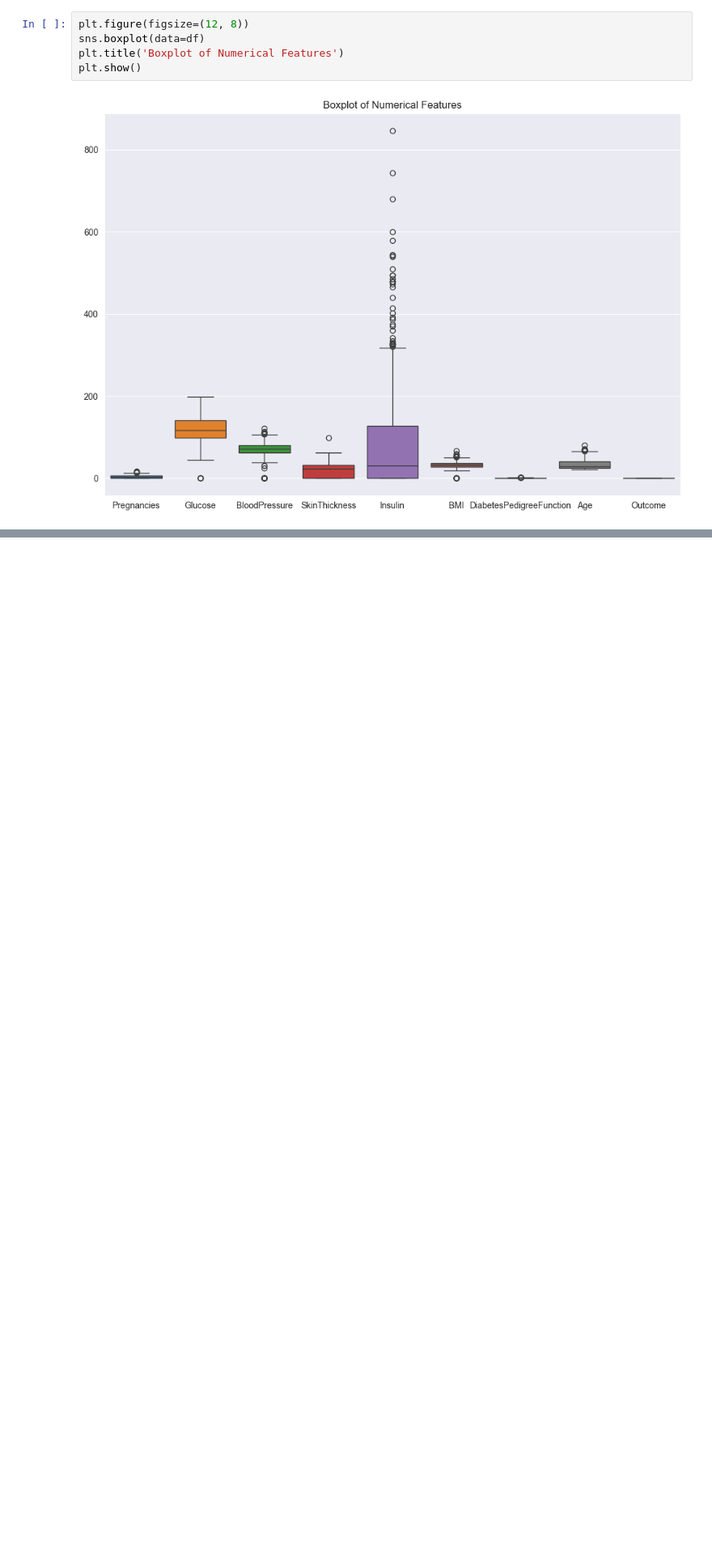
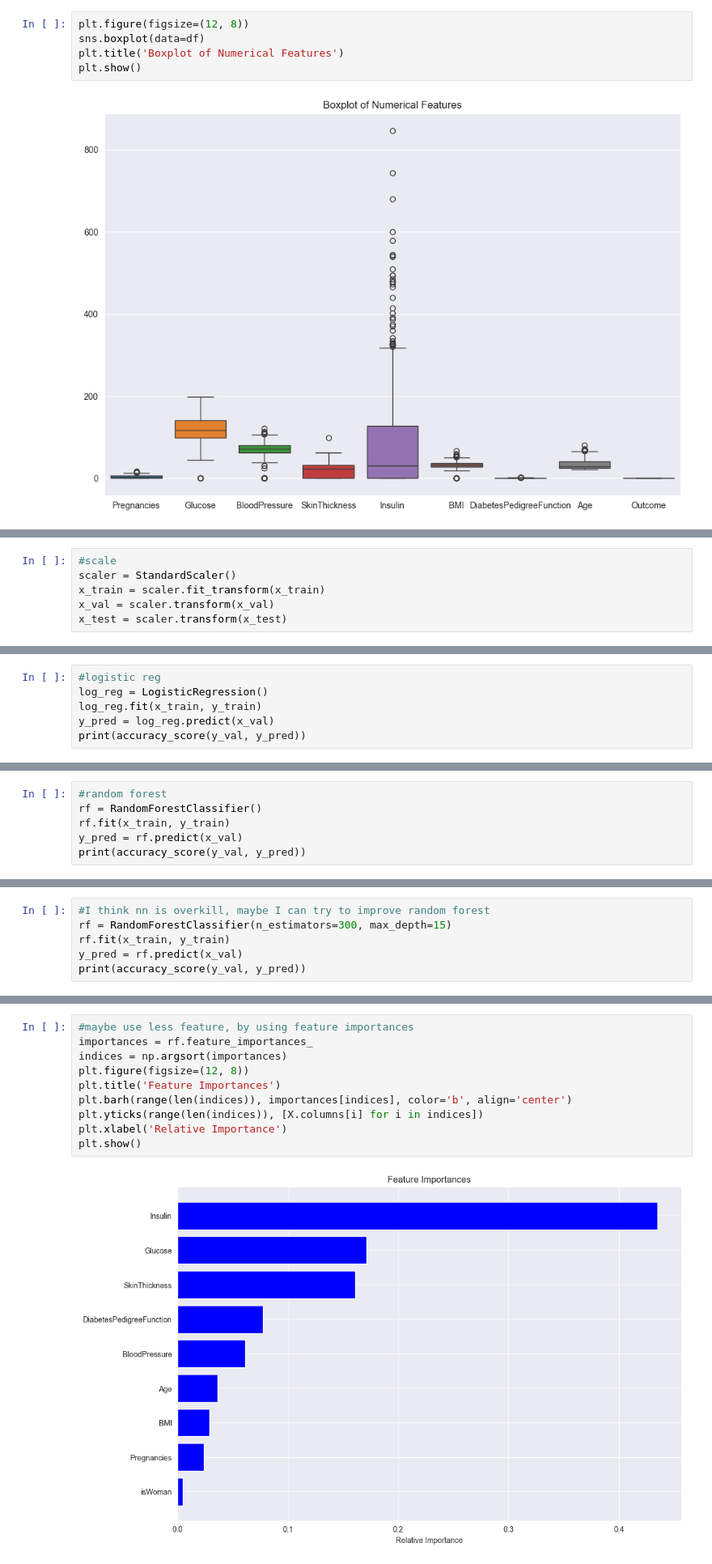
Before and after one commit to beyzanurdeniz/bogaziciAICaseStudy, a Jupyter notebook: main.ipynb, the cells around one changed output, grey strips where cells are left out. Shown: that part at 81% size. Drawn from its saved outputs; the diff is of its cells as text; blank space fills up the shorter version.

```diff
--- a/main.ipynb
+++ b/main.ipynb
@@ -61,0 +262,6 @@ plt.show()
+# %%
+#scale
+scaler = StandardScaler()
+x_train = scaler.fit_transform(x_train)
+x_val = scaler.transform(x_val)
+x_test = scaler.transform(x_test)
@@ -61,0 +270,6 @@ plt.show()
+# %%
+#logistic reg
+log_reg = LogisticRegression()
+log_reg.fit(x_train, y_train)
+y_pred = log_reg.predict(x_val)
+print(accuracy_score(y_val, y_pred))
@@ -61,0 +278,6 @@ plt.show()
+# %%
+#random forest
+rf = RandomForestClassifier()
+rf.fit(x_train, y_train)
+y_pred = rf.predict(x_val)
+print(accuracy_score(y_val, y_pred))
@@ -61,0 +438,6 @@ plt.show()
+# %%
+#I think nn is overkill, maybe I can try to improve random forest
+rf = RandomForestClassifier(n_estimators=300, max_depth=15)
+rf.fit(x_train, y_train)
+y_pred = rf.predict(x_val)
+print(accuracy_score(y_val, y_pred))
@@ -61,0 +446,12 @@ plt.show()
+# %%
+#maybe use less feature, by using feature importances
+importances = rf.feature_importances_
+indices = np.argsort(importances)
+plt.figure(figsize=(12, 8))
+plt.title('Feature Importances')
+plt.barh(range(len(indices)), importances[indices], color='b', align='center')
+plt.yticks(range(len(indices)), [X.columns[i] for i in indices])
+plt.xlabel('Relative Importance')
+plt.show()
+# %% [output]
+[figure, added]
```
Also changed, not shown: parts of 65 cells of this notebook, 2 other files.
